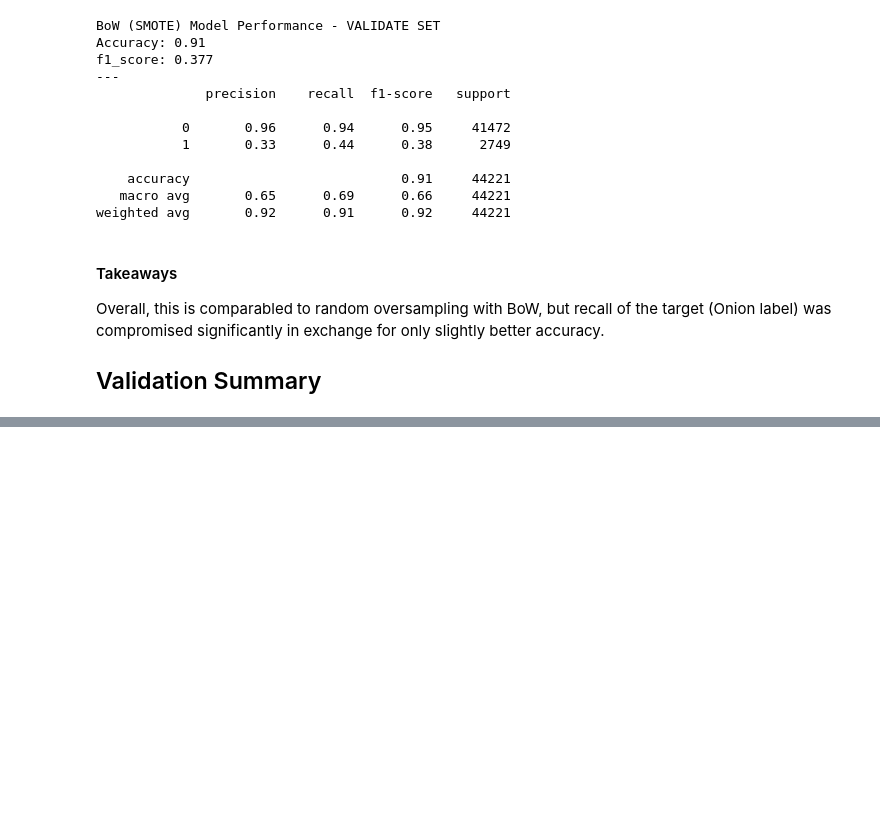
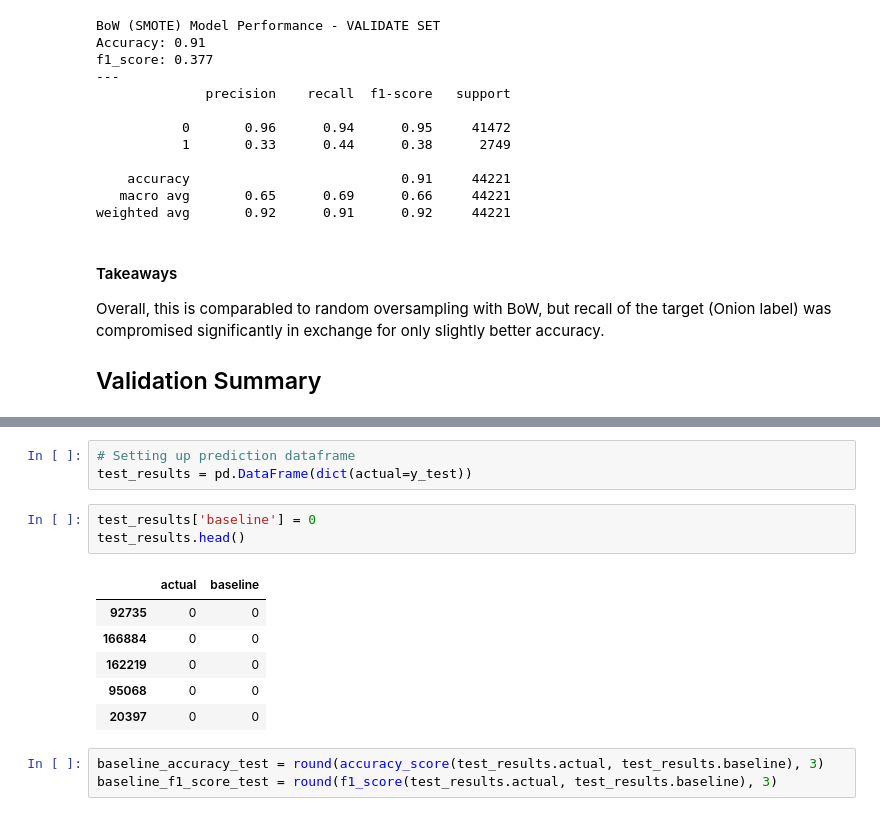
Before and after one commit to adam-gomez/finding-fake-news, a Jupyter notebook: walkthrough.ipynb, the cells around one changed output, grey strips where cells are left out. Saved outputs shown, nothing was run; the diff lists cells and outputs as text; blank space fills up the shorter version.

```diff
--- a/walkthrough.ipynb
+++ b/walkthrough.ipynb
@@ -2334,0 +2346,16 @@ validate_summary = {'Baseline': [baseline_accuracy_original, baseline_f1_score_o
+# %%
+# Setting up prediction dataframe
+test_results = pd.DataFrame(dict(actual=y_test))
+# %%
+test_results['baseline'] = 0
+test_results.head()
+# %% [output]
+|  | actual | baseline |
+| 92735 | 0 | 0 |
+| 166884 | 0 | 0 |
+| 162219 | 0 | 0 |
+| 95068 | 0 | 0 |
+| 20397 | 0 | 0 |
+# %%
+baseline_accuracy_test = round(accuracy_score(test_results.actual, test_results.baseline), 3)
+baseline_f1_score_test = round(f1_score(test_results.actual, test_results.baseline), 3)
```
Also changed, not shown: parts of 30 cells of this notebook.
